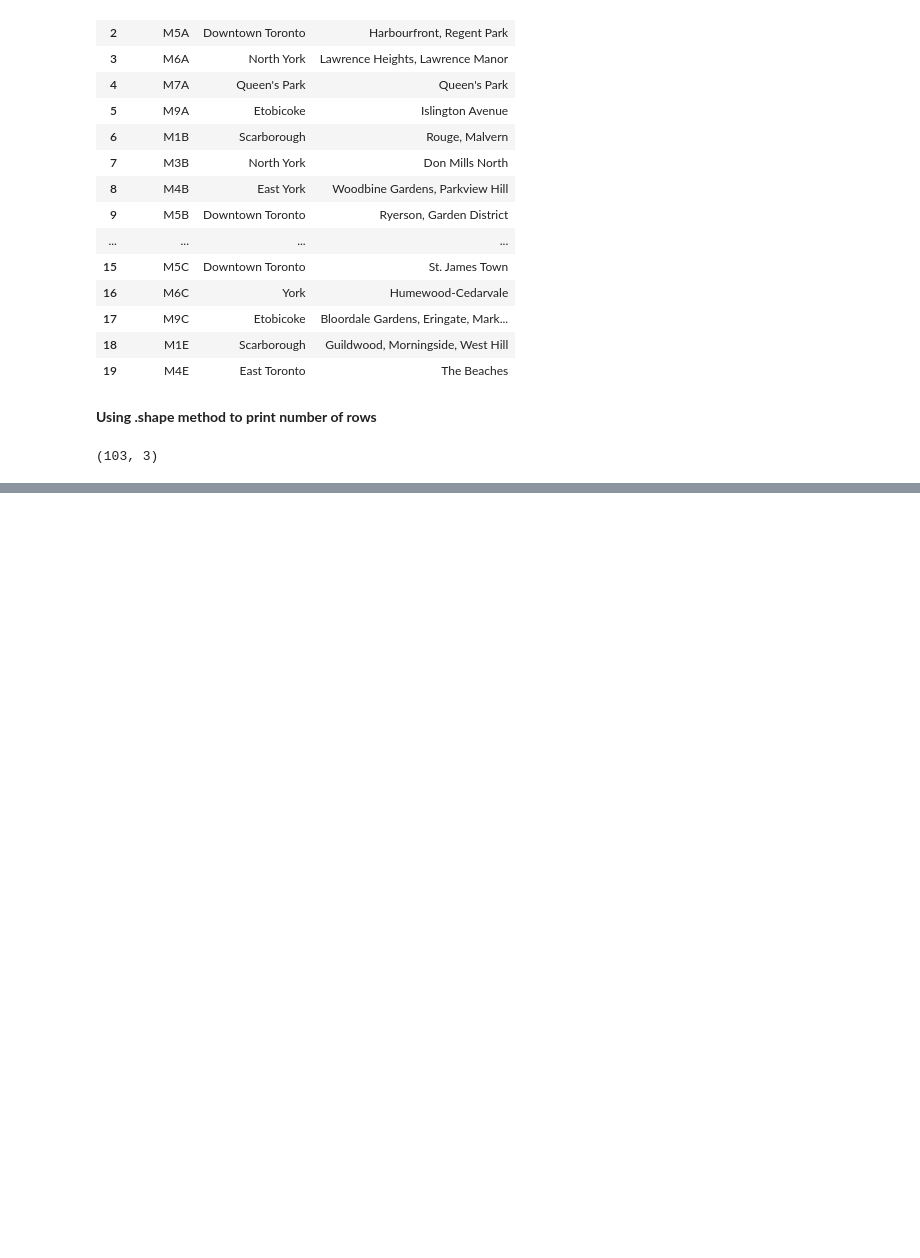
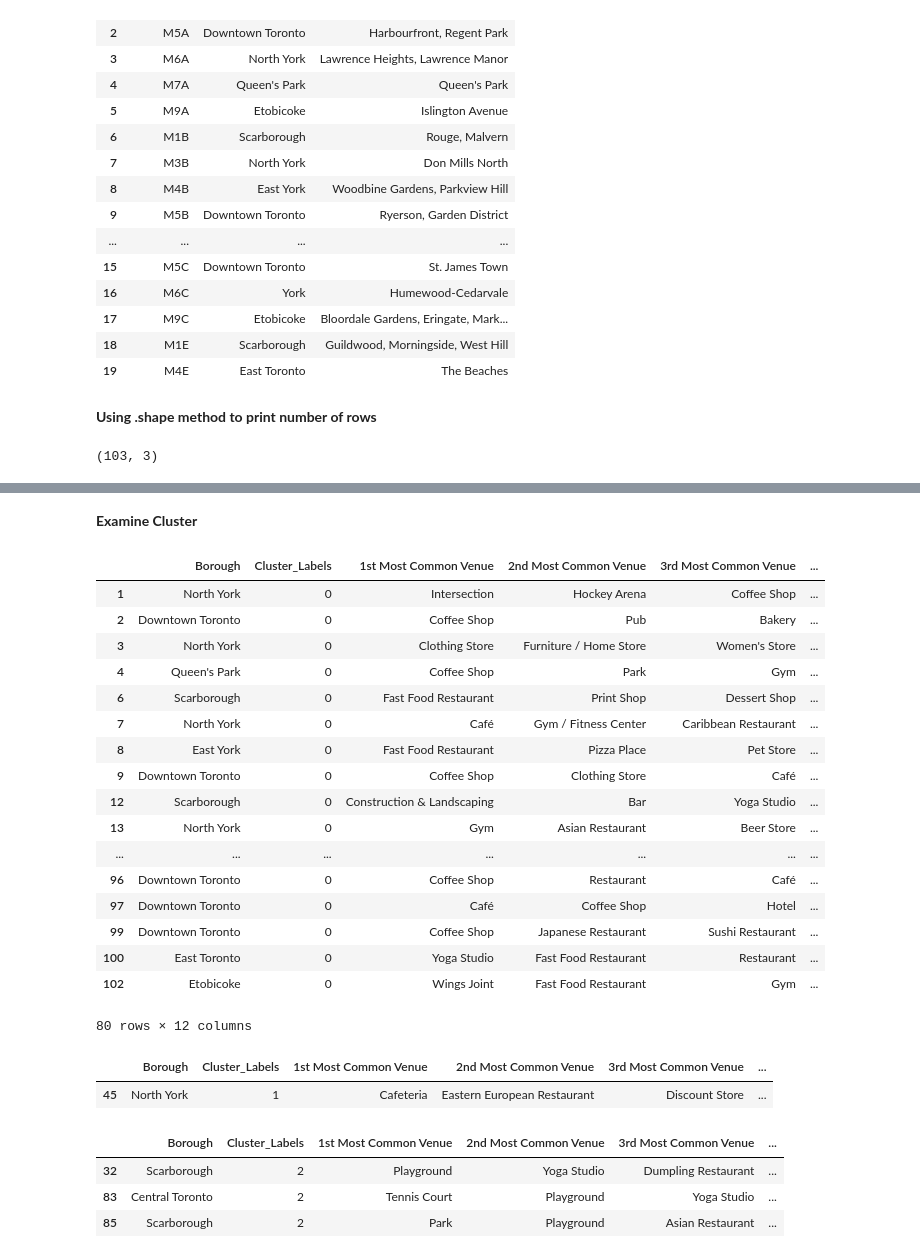
Before and after one commit to ritujapande/Coursera_Capstone1, a Jupyter notebook: Scrap Example.ipynb, the cells around one changed output, grey strips where cells are left out. Saved outputs shown, nothing was run; the diff lists cells and outputs as text; code cells hidden in the pictures; blank space fills up the shorter version.

```diff
--- a/Scrap Example.ipynb
+++ b/Scrap Example.ipynb
@@ -166,0 +478,7 @@ df_new.shape
+# %%
+#Function to sort venues in descending order
+def return_most_common_venues(row, num_top_venues):
+    row_categories = row.iloc[1:]
+    row_categories_sorted = row_categories.sort_values(ascending=False)
+
+    return row_categories_sorted.index.values[0:num_top_venues]
@@ -166,0 +517,12 @@ df_new.shape
+# %%
+# set number of clusters
+kclusters = 5
+
+toronto_grouped_clustering = toronto_grouped.drop('Neighbourhood', 1)
+
+# run k-means clustering
+kmeans = KMeans(n_clusters=kclusters, random_state=0).fit(toronto_grouped_clustering)
+
+# check cluster labels generated for each row in the dataframe
+kmeans.labels_
+# to change use .astype()
@@ -166,0 +535,11 @@ df_new.shape
+# %%
+#Create new dataframe
+# add clustering labels
+neighbourhoods_venues_sorted.insert(0, 'Cluster_Labels', kmeans.labels_)
+
+toronto_merged = Toronto_df
+
+# merge toronto_grouped with toronto_data to add latitude/longitude for each neighborhood
+toronto_merged = toronto_merged.join(neighbourhoods_venues_sorted.set_index('Neighbourhood'), on='Neighbourhood')
+
+toronto_merged.head() # check the last columns!
@@ -166,0 +553,4 @@ df_new.shape
+# %%
+#Droping row with no data
+toronto_merged=toronto_merged.dropna()
+toronto_merged['Cluster_Labels'] = toronto_merged.Cluster_Labels.astype(int)
@@ -166,0 +582,39 @@ df_new.shape
+# %% [markdown]
+**Examine Cluster**
+# %%
+#Cluster1
+toronto_merged.loc[toronto_merged['Cluster_Labels'] == 0, toronto_merged.columns[[1] + list(range(5, toronto_merged.shape[1]))]]
+# %% [output]
+|  | Borough | Cluster_Labels | 1st Most Common Venue | 2nd Most Common Venue | 3rd Most Common Venue | ... |
+| 1 | North York | 0 | Intersection | Hockey Arena | Coffee Shop | ... |
+| 2 | Downtown Toronto | 0 | Coffee Shop | Pub | Bakery | ... |
+| 3 | North York | 0 | Clothing Store | Furniture / Home Store | Women's Store | ... |
+| 4 | Queen's Park | 0 | Coffee Shop | Park | Gym | ... |
+| 6 | Scarborough | 0 | Fast Food Restaurant | Print Shop | Dessert Shop | ... |
+| 7 | North York | 0 | Café | Gym / Fitness Center | Caribbean Restaurant | ... |
+| 8 | East York | 0 | Fast Food Restaurant | Pizza Place | Pet Store | ... |
+| 9 | Downtown Toronto | 0 | Coffee Shop | Clothing Store | Café | ... |
+| 12 | Scarborough | 0 | Construction & Landscaping | Bar | Yoga Studio | ... |
+| 13 | North York | 0 | Gym | Asian Restaurant | Beer Store | ... |
+| ... | ... | ... | ... | ... | ... | ... |
+| 96 | Downtown Toronto | 0 | Coffee Shop | Restaurant | Café | ... |
+| 97 | Downtown Toronto | 0 | Café | Coffee Shop | Hotel | ... |
+| 99 | Downtown Toronto | 0 | Coffee Shop | Japanese Restaurant | Sushi Restaurant | ... |
+| 100 | East Toronto | 0 | Yoga Studio | Fast Food Restaurant | Restaurant | ... |
+| 102 | Etobicoke | 0 | Wings Joint | Fast Food Restaurant | Gym | ... |
+80 rows × 12 columns
+# %%
+#Cluster2
+toronto_merged.loc[toronto_merged['Cluster_Labels'] == 1, toronto_merged.columns[[1] + list(range(5, toronto_merged.shape[1]))]]
+# %% [output]
+|  | Borough | Cluster_Labels | 1st Most Common Venue | 2nd Most Common Venue | 3rd Most Common Venue | ... |
+| 45 | North York | 1 | Cafeteria | Eastern European Restaurant | Discount Store | ... |
+# %%
+#Cluster3
+
+toronto_merged.loc[toronto_merged['Cluster_Labels'] == 2, toronto_merged.columns[[1] + list(range(5, toronto_merged.shape[1]))]]
+# %% [output]
+|  | Borough | Cluster_Labels | 1st Most Common Venue | 2nd Most Common Venue | 3rd Most Common Venue | ... |
+| 32 | Scarborough | 2 | Playground | Yoga Studio | Dumpling Restaurant | ... |
+| 83 | Central Toronto | 2 | Tennis Court | Playground | Yoga Studio | ... |
+| 85 | Scarborough | 2 | Park | Playground | Asian Restaurant | ... |
```
Also changed, not shown: parts of 29 cells of this notebook.
